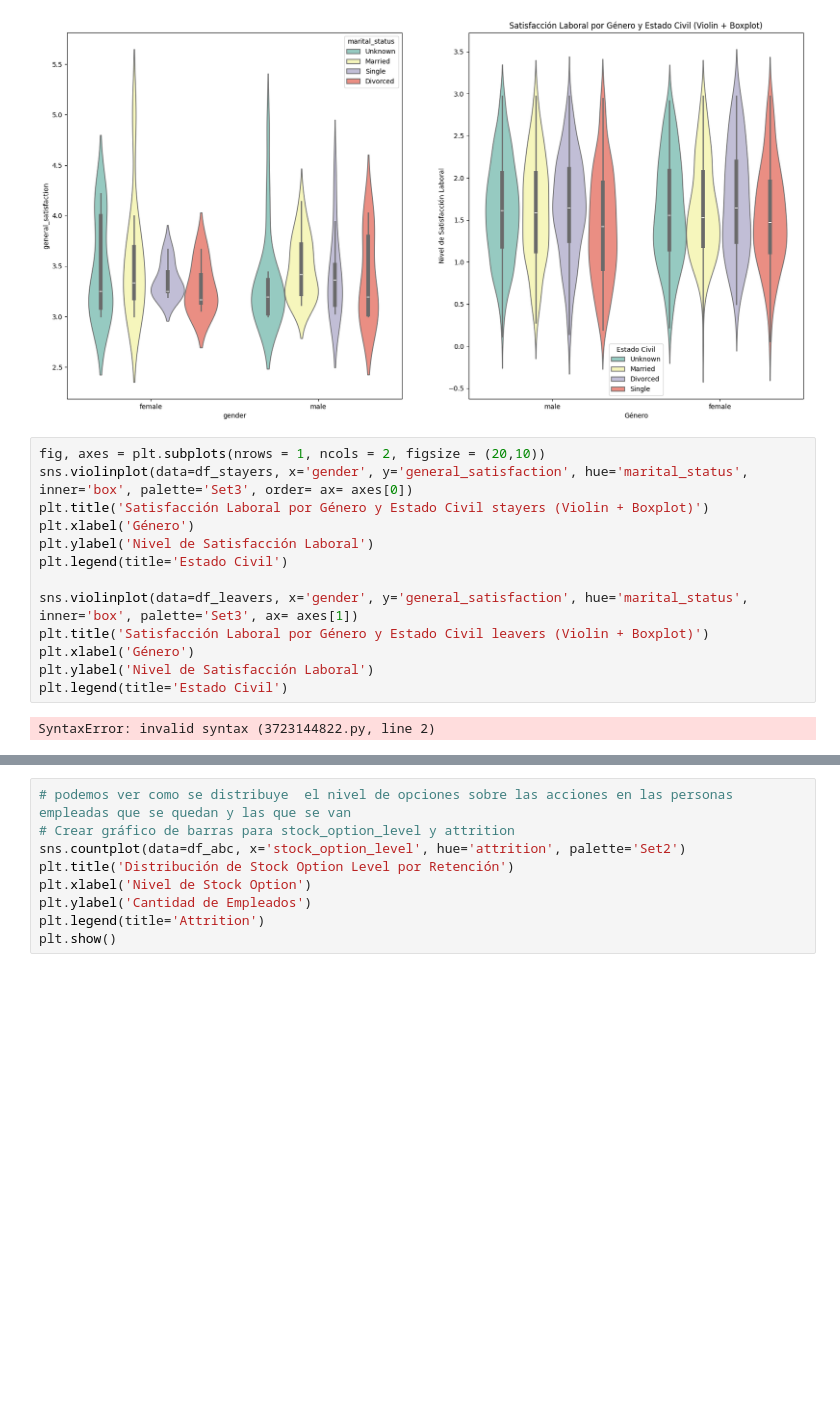
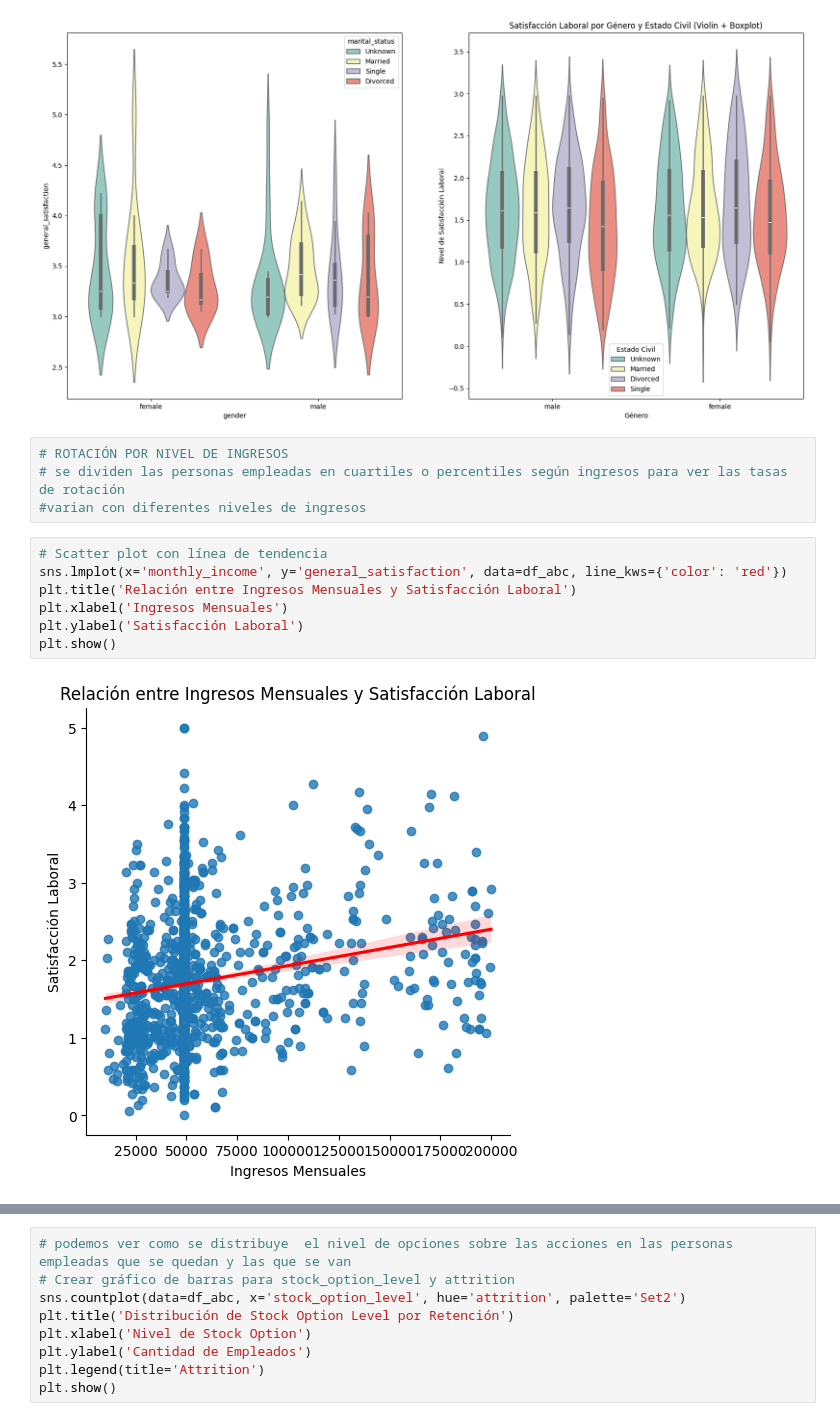
Before and after one commit to nicoleab1/proyecto-da-promo-b-modulo-3-team-2, a Jupyter notebook: visualizaciones abc.ipynb, the cells around one changed output, grey strips where cells are left out. Saved outputs shown, nothing was run; the diff lists cells and outputs as text; blank space fills up the shorter version.

```diff
--- a/visualizaciones abc.ipynb
+++ b/visualizaciones abc.ipynb
@@ -220,18 +208,16 @@ plt.legend(title='Estado Civil')
 # %% [output]
 <matplotlib.legend.Legend at 0x...>
 [figure]
-# %%
-fig, axes = plt.subplots(nrows = 1, ncols = 2, figsize = (20,10))
-sns.violinplot(data=df_stayers, x='gender', y='general_satisfaction', hue='marital_status', inner='box', palette='Set3', order= ax= axes[0])
-plt.title('Satisfacción Laboral por Género y Estado Civil stayers (Violin + Boxplot)')
-plt.xlabel('Género')
-plt.ylabel('Nivel de Satisfacción Laboral')
-plt.legend(title='Estado Civil')
-
-sns.violinplot(data=df_leavers, x='gender', y='general_satisfaction', hue='marital_status', inner='box', palette='Set3', ax= axes[1])
-plt.title('Satisfacción Laboral por Género y Estado Civil leavers (Violin + Boxplot)')
-plt.xlabel('Género')
-plt.ylabel('Nivel de Satisfacción Laboral')
-plt.legend(title='Estado Civil')
-# %% [output]
-SyntaxError: invalid syntax (3723144822.py, line 2)
+# %%
+# ROTACIÓN POR NIVEL DE INGRESOS
+# se dividen las personas empleadas en cuartiles o percentiles según ingresos para ver las tasas de rotación
+#varian con diferentes niveles de ingresos
+# %%
+# Scatter plot con línea de tendencia
+sns.lmplot(x='monthly_income', y='general_satisfaction', data=df_abc, line_kws={'color': 'red'})
+plt.title('Relación entre Ingresos Mensuales y Satisfacción Laboral')
+plt.xlabel('Ingresos Mensuales')
+plt.ylabel('Satisfacción Laboral')
+plt.show()
+# %% [output]
+[figure, added]
```
Also changed, not shown: parts of 30 cells of this notebook.
